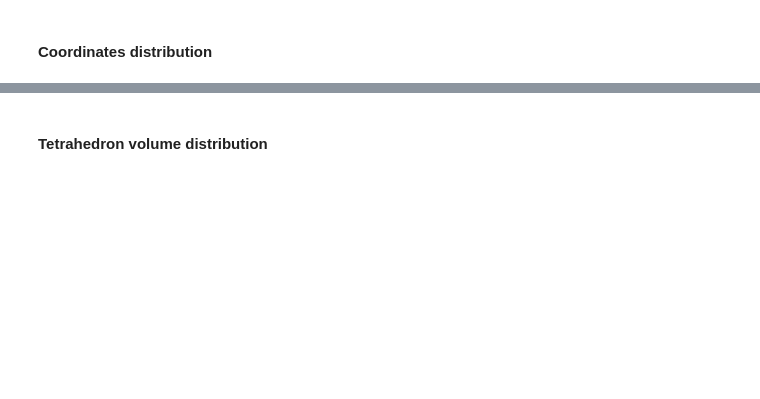
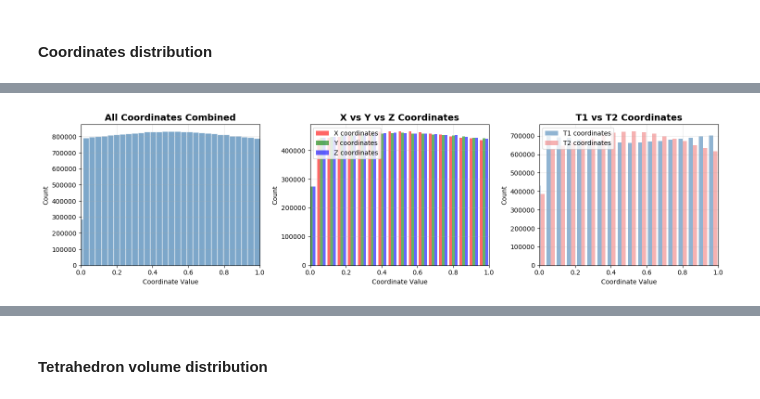
Before and after one commit to ErendiroPedro/tetrahedron_pair_ML, a Jupyter notebook: notebooks/data_analysis.ipynb, the cells around one changed output, grey strips where cells are left out. Drawn from its saved outputs; the diff is of its cells as text; code cells hidden in the pictures; blank space fills up the shorter version.

Commit message:
add new data analysis notebook

```diff
--- a/notebooks/data_analysis.ipynb
+++ b/notebooks/data_analysis.ipynb
@@ -157,0 +186,80 @@ plt.show()
+# %%
+import numpy as np
+import matplotlib.pyplot as plt
+
+# Extract all coordinate columns
+coordinate_columns = [col for col in tetrahedron_dataset.columns if '_v' in col]
+
+print("=== Coordinate Analysis ===")
+
+# Get all coordinates together
+all_coords = np.concatenate([tetrahedron_dataset[col].values for col in coordinate_columns])
+
+print(f"Total coordinate values: {len(all_coords):,}")
+print(f"Expected range: [0, 1]")
+print(f"Actual range: [{all_coords.min():.6f}, {all_coords.max():.6f}]")
+print(f"Mean: {all_coords.mean():.4f} (should be ~0.5 for uniform)")
+print(f"Std: {all_coords.std():.4f}")
+
+# Simple overview plots
+fig, axes = plt.subplots(1, 3, figsize=(15, 4))
+
+# Plot 1: Simple histogram of ALL coordinates
+axes[0].hist(all_coords, bins=50, color='steelblue', alpha=0.7, edgecolor='white')
+axes[0].set_title('All Coordinates Combined', fontsize=14, fontweight='bold')
+axes[0].set_xlabel('Coordinate Value')
+axes[0].set_ylabel('Count')
+axes[0].set_xlim(0, 1)
+axes[0].grid(True, alpha=0.3)
+
+# Plot 2: Compare X, Y, Z coordinates
+x_coords = np.concatenate([tetrahedron_dataset[col].values for col in coordinate_columns if col.endswith('_x')])
+y_coords = np.concatenate([tetrahedron_dataset[col].values for col in coordinate_columns if col.endswith('_y')])
+z_coords = np.concatenate([tetrahedron_dataset[col].values for col in coordinate_columns if col.endswith('_z')])
+
+axes[1].hist([x_coords, y_coords, z_coords], bins=30, alpha=0.6,
+            label=['X coordinates', 'Y coordinates', 'Z coordinates'],
+            color=['red', 'green', 'blue'])
+axes[1].set_title('X vs Y vs Z Coordinates', fontsize=14, fontweight='bold')
+axes[1].set_xlabel('Coordinate Value')
+axes[1].set_ylabel('Count')
+axes[1].set_xlim(0, 1)
+axes[1].legend()
+axes[1].grid(True, alpha=0.3)
+
+# Plot 3: T1 vs T2 comparison (if T2 exists)
+if has_t2_columns(tetrahedron_dataset):
+    t1_coords = np.concatenate([tetrahedron_dataset[col].values for col in coordinate_columns if col.startswith('T1')])
+    t2_coords = np.concatenate([tetrahedron_dataset[col].values for col in coordinate_columns if col.startswith('T2')])
+
+    axes[2].hist([t1_coords, t2_coords], bins=30, alpha=0.6,
+                label=['T1 coordinates', 'T2 coordinates'],
+                color=['steelblue', 'lightcoral'])
+    axes[2].set_title('T1 vs T2 Coordinates', fontsize=14, fontweight='bold')
+    axes[2].legend()
+else:
+    axes[2].hist(all_coords, bins=30, color='steelblue', alpha=0.7)
+    axes[2].set_title('T1 Coordinates Only', fontsize=14, fontweight='bold')
+
+axes[2].set_xlabel('Coordinate Value')
+axes[2].set_ylabel('Count')
+axes[2].set_xlim(0, 1)
+axes[2].grid(True, alpha=0.3)
+
+plt.tight_layout()
+plt.show()
+
+# Quick statistical test for uniformity
+print("\n=== Uniformity Check ===")
+print("For uniform distribution [0,1]:")
+print(f"  Expected mean: 0.500")
+print(f"  Actual mean:   {all_coords.mean():.6f}")
+print(f"  Expected std:  ~0.289")  # sqrt(1/12) for uniform [0,1]
+print(f"  Actual std:    {all_coords.std():.6f}")
+
+mean_diff = abs(all_coords.mean() - 0.5)
+if mean_diff < 0.01:
+    print(f"✓ Coordinates appear uniformly distributed (mean within 0.01 of 0.5)")
+else:
+    print(f"⚠ Coordinates may not be uniformly distributed (mean differs by {mean_diff:.6f})")
+# %% [output]
@@ -157,0 +272 @@ plt.show()
+[figure, added]
```
Also changed, not shown: parts of 13 cells of this notebook, 1 other file.
